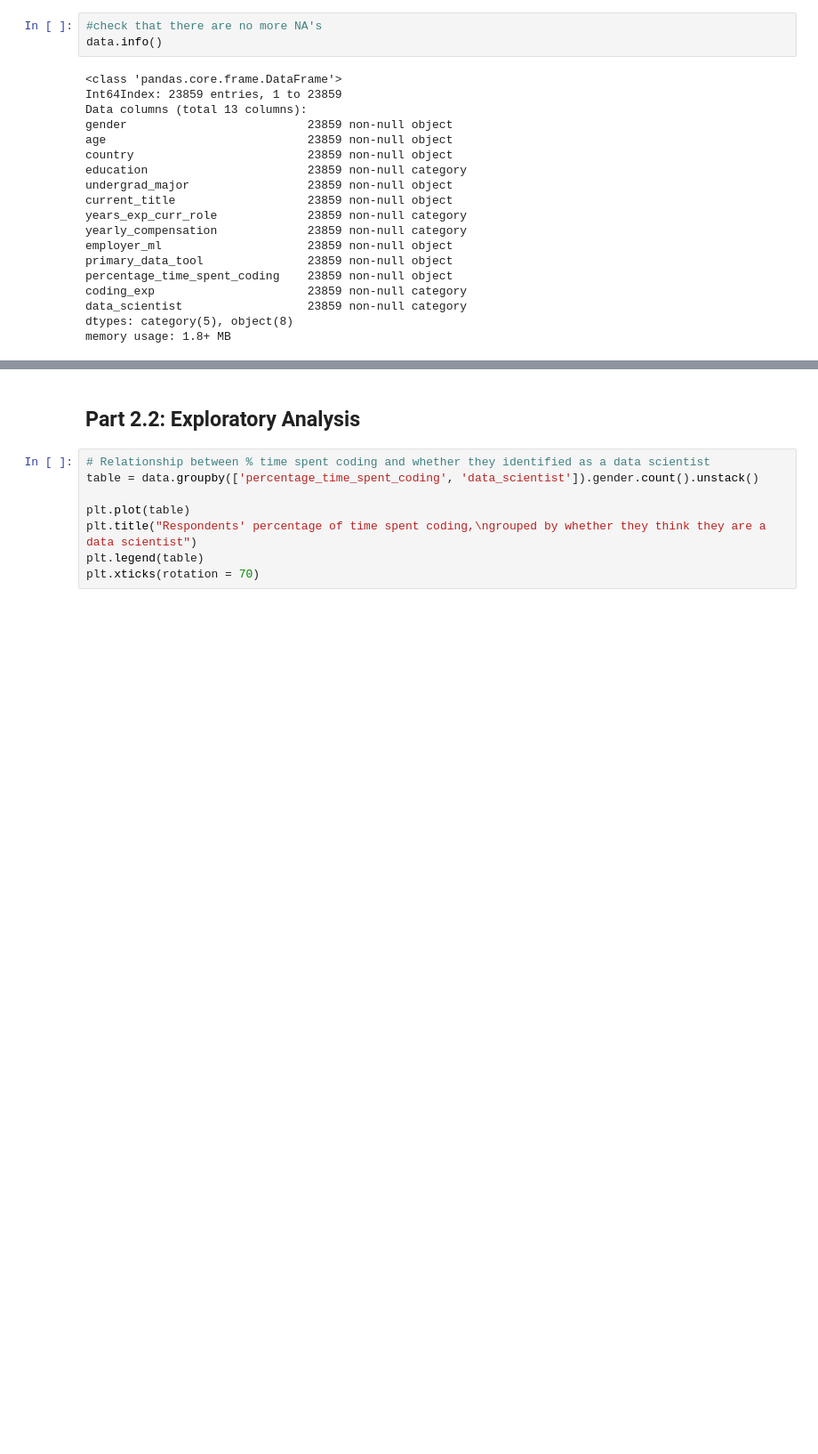
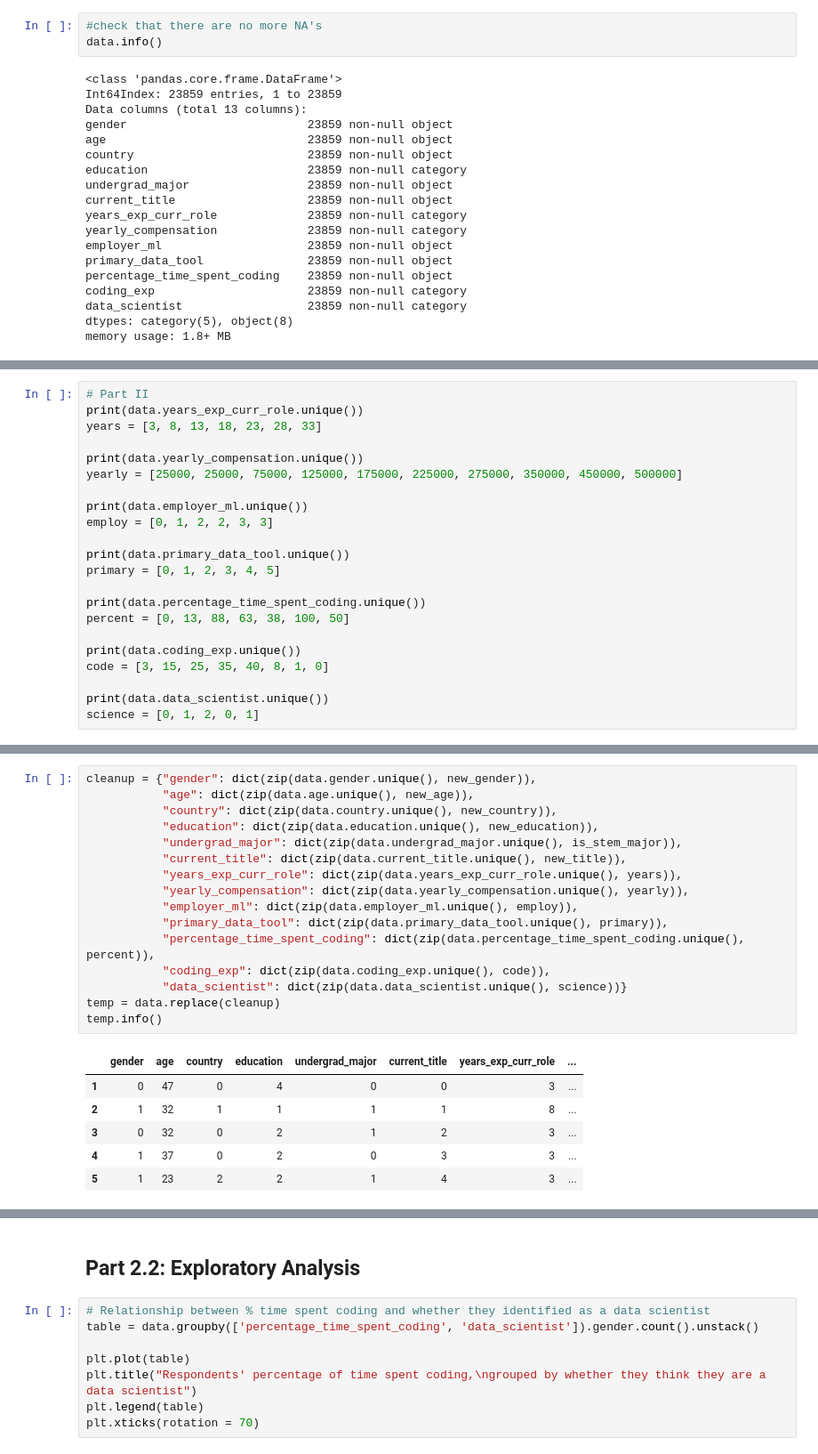
Before and after one commit to kelelue/Stats-131-final, a Jupyter notebook: project_code.ipynb, the cells around one changed output, grey strips where cells are left out. Shown: that part at 89% size. Cells and saved outputs as stored; diff of their text form; blank space fills up the shorter version.

```diff
--- a/project_code.ipynb
+++ b/project_code.ipynb
@@ -243,0 +286,22 @@ memory usage: 1.8+ MB
+# %%
+# Part II
+print(data.years_exp_curr_role.unique())
+years = [3, 8, 13, 18, 23, 28, 33]
+
+print(data.yearly_compensation.unique())
+yearly = [25000, 25000, 75000, 125000, 175000, 225000, 275000, 350000, 450000, 500000]
+
+print(data.employer_ml.unique())
+employ = [0, 1, 2, 2, 3, 3]
+
+print(data.primary_data_tool.unique())
+primary = [0, 1, 2, 3, 4, 5]
+
+print(data.percentage_time_spent_coding.unique())
+percent = [0, 13, 88, 63, 38, 100, 50]
+
+print(data.coding_exp.unique())
+code = [3, 15, 25, 35, 40, 8, 1, 0]
+
+print(data.data_scientist.unique())
+science = [0, 1, 2, 0, 1]
@@ -243,0 +326,23 @@ memory usage: 1.8+ MB
+# %%
+cleanup = {"gender": dict(zip(data.gender.unique(), new_gender)),
+           "age": dict(zip(data.age.unique(), new_age)),
+           "country": dict(zip(data.country.unique(), new_country)),
+           "education": dict(zip(data.education.unique(), new_education)),
+           "undergrad_major": dict(zip(data.undergrad_major.unique(), is_stem_major)),
+           "current_title": dict(zip(data.current_title.unique(), new_title)),
+           "years_exp_curr_role": dict(zip(data.years_exp_curr_role.unique(), years)),
+           "yearly_compensation": dict(zip(data.yearly_compensation.unique(), yearly)),
+           "employer_ml": dict(zip(data.employer_ml.unique(), employ)),
+           "primary_data_tool": dict(zip(data.primary_data_tool.unique(), primary)),
+           "percentage_time_spent_coding": dict(zip(data.percentage_time_spent_coding.unique(), percent)),
+           "coding_exp": dict(zip(data.coding_exp.unique(), code)),
+           "data_scientist": dict(zip(data.data_scientist.unique(), science))}
+temp = data.replace(cleanup)
+temp.info()
+# %% [output]
+|  | gender | age | country | education | undergrad_major | current_title | years_exp_curr_role | ... |
+| 1 | 0 | 47 | 0 | 4 | 0 | 0 | 3 | ... |
+| 2 | 1 | 32 | 1 | 1 | 1 | 1 | 8 | ... |
+| 3 | 0 | 32 | 0 | 2 | 1 | 2 | 3 | ... |
+| 4 | 1 | 37 | 0 | 2 | 0 | 3 | 3 | ... |
+| 5 | 1 | 23 | 2 | 2 | 1 | 4 | 3 | ... |
```
Also changed, not shown: parts of 4 cells of this notebook.
